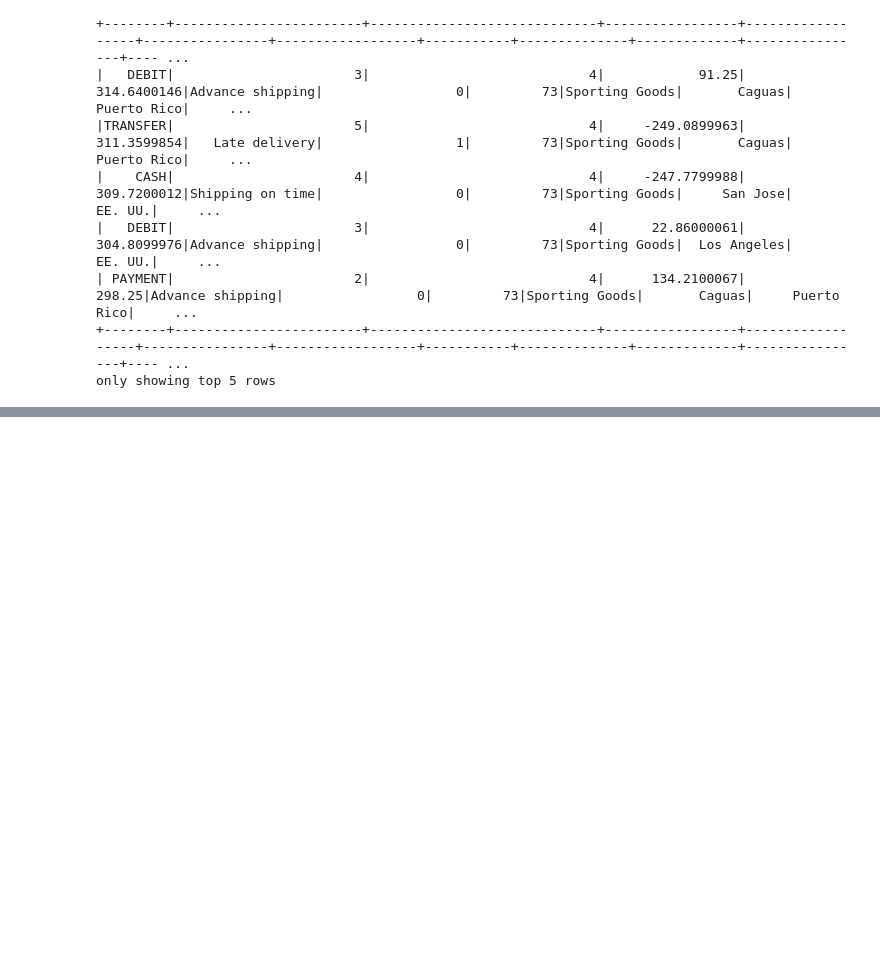
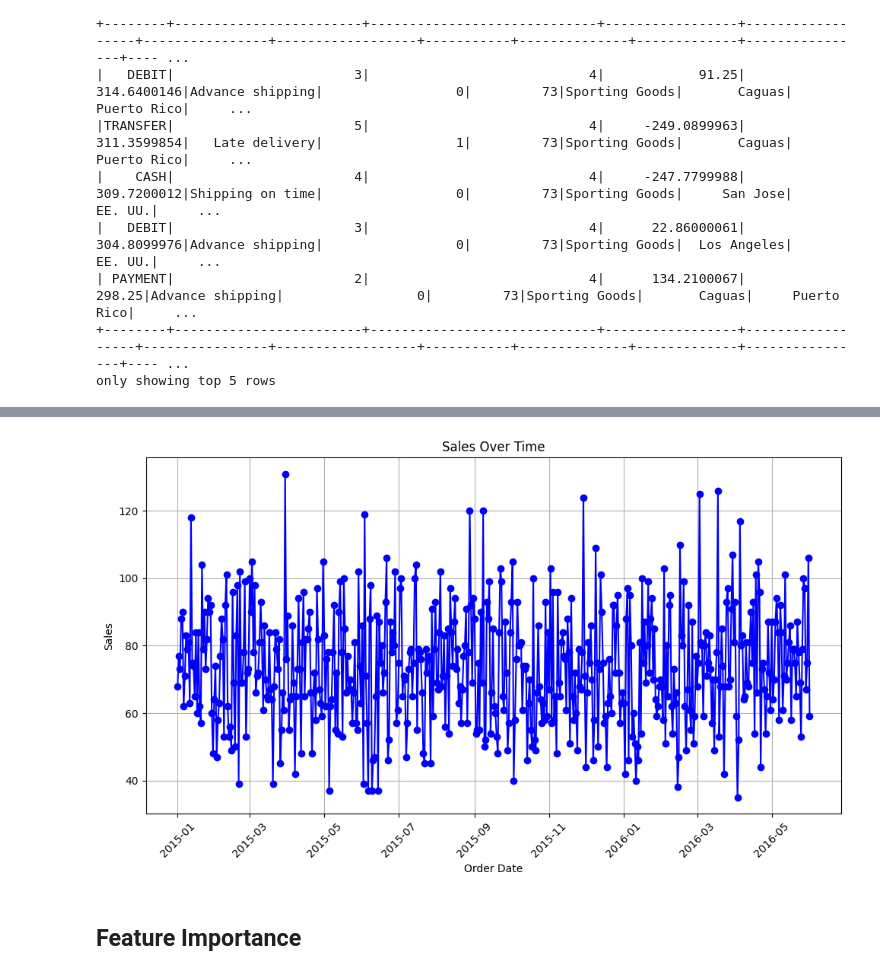
Before and after one commit to SunithAreng/DSS_Project_DataCo, a Jupyter notebook: Exploration.ipynb, the cells around one changed output, grey strips where cells are left out. Cells and saved outputs as stored; diff of their text form; code cells hidden in the pictures; blank space fills up the shorter version.

```diff
--- a/Exploration.ipynb
+++ b/Exploration.ipynb
@@ -373,0 +634,11 @@ only showing top 20 rows
+# %%
+demand = spark.sql("""
+          Select order_date,
+          sum(order_item_quantity) as quantity
+          from my_table
+          where order_date <= '2016-06-01'
+          and product_card_id = 365
+          group by order_date
+          order by order_date
+          """).toPandas()
+demand.head(5)
@@ -373,0 +652,18 @@ only showing top 20 rows
+# %%
+plt.figure(figsize=(10, 6))
+plt.plot(demand['order_date'], demand['quantity'], marker='o', color='b')
+
+# Add labels and title
+plt.xlabel('Order Date')
+plt.ylabel('Sales')
+plt.title('Sales Over Time')
+plt.grid(True)
+
+# Show the plot
+plt.xticks(rotation=45)
+plt.tight_layout()
+plt.show()
+# %% [output]
+[figure, added]
+# %% [markdown]
+## Feature Importance
```
Also changed, not shown: parts of 29 cells of this notebook, 1 other file.
